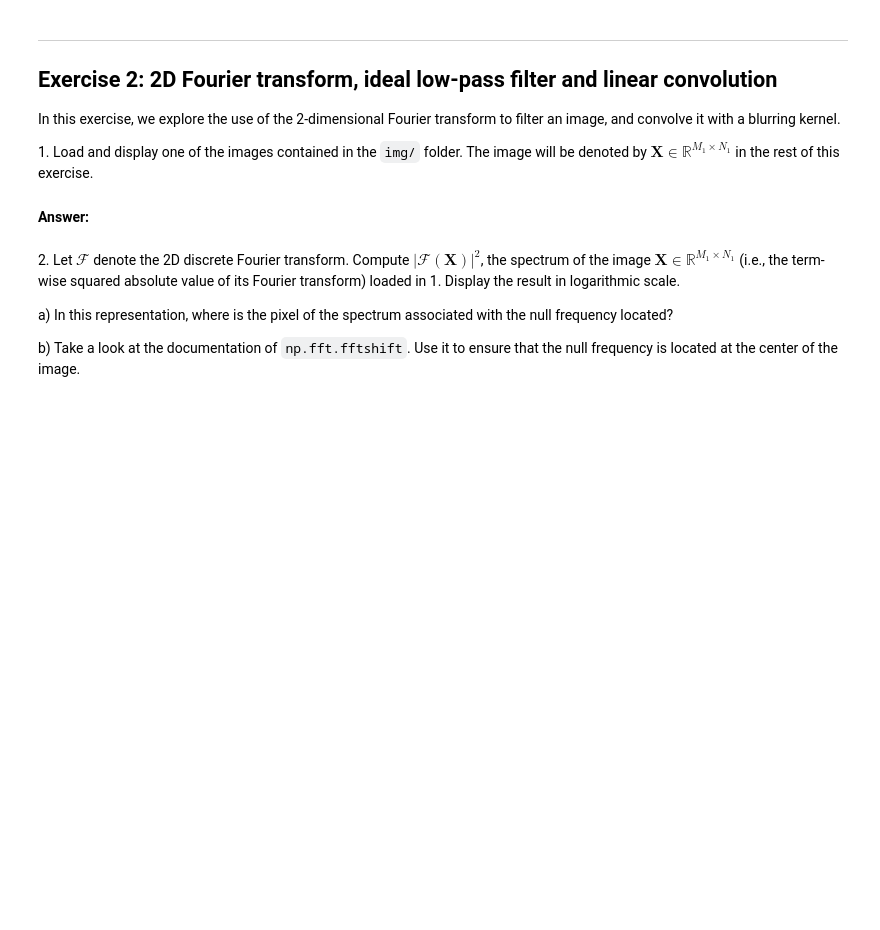
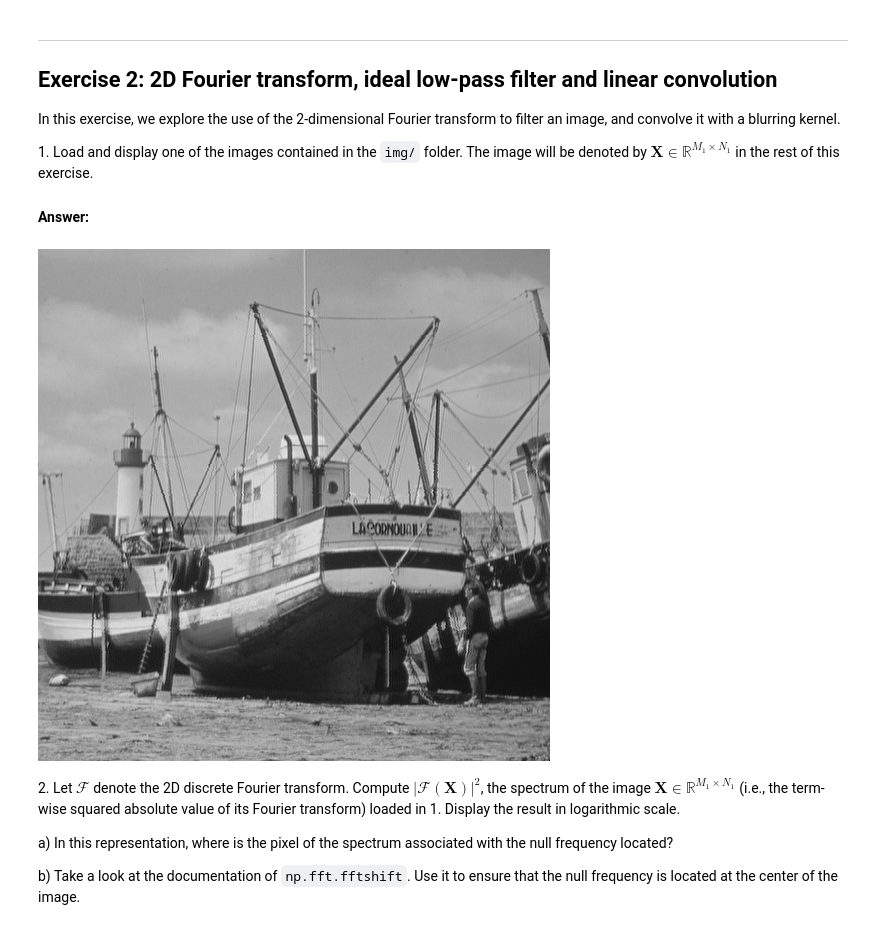
Before and after one commit to matthieuPaolo/python_sdia, a Jupyter notebook: Labs/Lab3/lab3.ipynb, the cells around one changed output. Cells and saved outputs as stored; diff of their text form; code cells hidden in the pictures; blank space fills up the shorter version.

```diff
--- a/Labs/Lab3/lab3.ipynb
+++ b/Labs/Lab3/lab3.ipynb
@@ -208,3 +206,16 @@ In this exercise, we explore the use of the 2-dimensional Fourier transform to f
+# %%
+# your code
+from PIL import Image
+from IPython.display import display
+
+# Load the image
+image_path = '/content/img/boat.png'
+image = Image.open(image_path)
+
+# Display the image
+display(image)
+# %% [output]
+[figure, added]
 # %% [markdown]
 2\. Let $\mathcal{F}$ denote the 2D discrete Fourier transform. Compute $|\mathcal{F}(\mathbf{X})|^2$, the spectrum of the image $\mathbf{X} \in \mathbb{R}^{M_1 \times N_1}$ (i.e., the term-wise squared absolute value of its Fourier transform) loaded in 1. Display the result in logarithmic scale.
 
```
Also changed, not shown: parts of 1 cell of this notebook.
